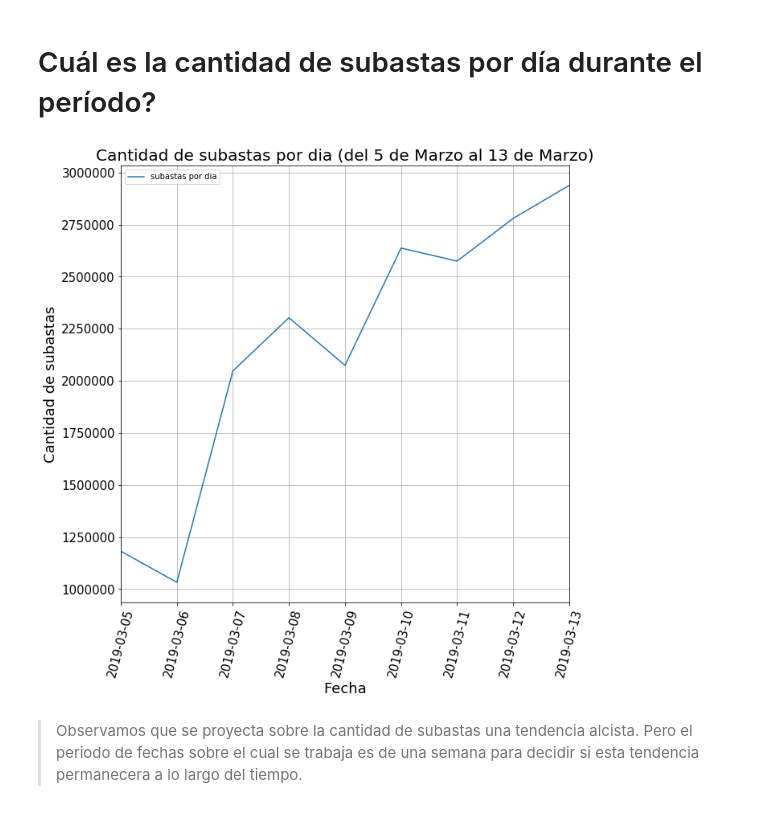
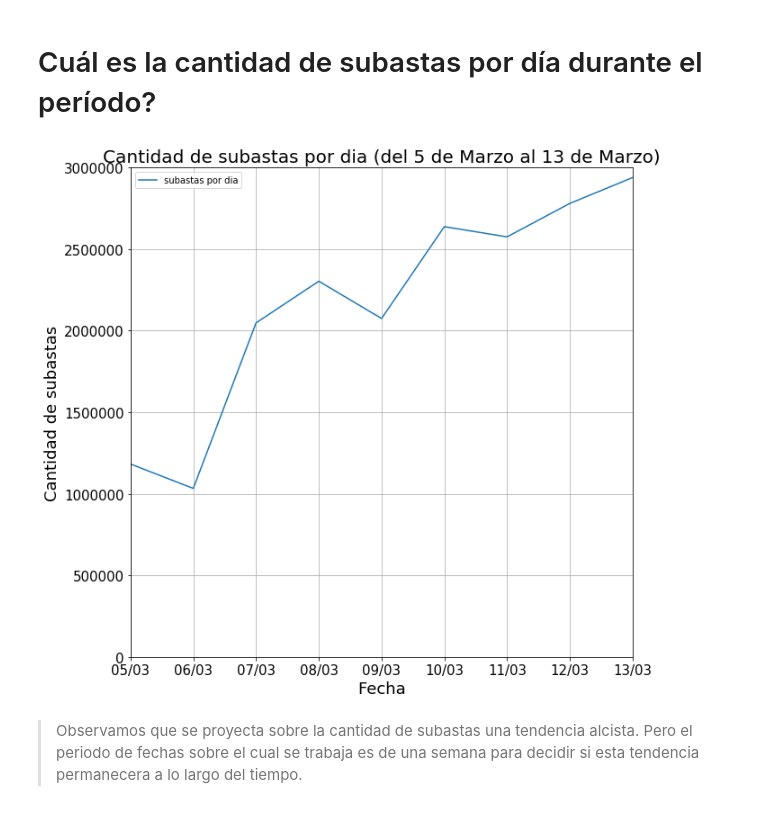
Before and after one commit to faristegui/tpdatos2019, a Jupyter notebook: notebooks/Auctions_Analisis_cesar.ipynb, the cells around one changed output. Drawn from its saved outputs; the diff is of its cells as text; code cells hidden in the pictures.

```diff
--- a/notebooks/Auctions_Analisis_cesar.ipynb
+++ b/notebooks/Auctions_Analisis_cesar.ipynb
@@ -165,7 +159,9 @@ memory usage: 1.7+ GB
 # %%
 dfAuctions["date"] = pd.to_datetime(dfAuctions["date"],format='%Y-%m-%d %H:%M:%S', utc=True)
 # %%
-dfAuctions["date_single"] = pd.to_datetime(dfAuctions["date"])
+#dfAuctions["date_single"] = pd.to_datetime(dfAuctions["date"])
+dfAuctions["month"] = dfAuctions["date"].dt.month
+dfAuctions["day"] = dfAuctions["date"].dt.day
 dfAuctions["hour"] = dfAuctions["date"].dt.hour
 dfAuctions["minute"] = dfAuctions["date"].dt.minute
 dfAuctions["second"] = dfAuctions["date"].dt.second
@@ -173,6 +169,8 @@ dfAuctions["date_single"] =dfAuctions["date"].dt.date
 dfAuctions["weekday"] = dfAuctions["date"].dt.weekday
 dfAuctions["weekday_name"] = dfAuctions["date"].dt.weekday_name
 dfAuctions['dayofyear'] = pd.to_datetime(dfAuctions["date_single"]).dt.dayofyear
+# %%
+dfAuctions["date_monthday"] = dfAuctions["date"].apply(lambda x: x.strftime('%d/%m'))
 # %%
 dfAuctions
 # %% [output]
@@ -223,5 +221,5 @@ dfAuctions.head(5)
 # %%
-dfAuctions_byDate = dfAuctions.groupby(['dayofyear','date_single'])['total'].count().to_frame()
+dfAuctions_byDate = dfAuctions.groupby(['dayofyear','date_monthday'])['total'].count().to_frame()
 dfAuctions_byDate
 # %% [output]
 |  |  | total |
@@ -252,5 +250,5 @@ dfAuctions_byDate
 # %%
-dfAuctions_byDate = dfAuctions_byDate.set_index('date_single')
+dfAuctions_byDate = dfAuctions_byDate.set_index('date_monthday')
 dfAuctions_byDate
 # %% [output]
 |  | dayofyear | total |
@@ -285,13 +283,14 @@ dfAuctions_byDate
 # %% [markdown]
 # Cuál es la cantidad de subastas por día durante el período?
 # %%
-dfAuctions_byDate.loc[:,'total_por_dia'].plot(rot=75,figsize=(10,10),fontsize=15,x_compat=True,grid=True)
+dfAuctions_byDate.loc[:,'total_por_dia'].plot(rot=0,figsize=(10,10),fontsize=15,x_compat=True,grid=True, ylim=(0, 3000000))
 plt.title('Cantidad de subastas por dia (del 5 de Marzo al 13 de Marzo)',fontsize=20);
 plt.ylabel('Cantidad de subastas',fontsize=18);
 plt.xlabel('Fecha',fontsize=18);
 plt.legend(['subastas por dia'], loc='upper left');
+plt.show()
 # %% [output]
-[figure, old version]
+[figure, new version]
 # %% [markdown]
 > Observamos que se proyecta sobre la cantidad de subastas una tendencia alcista. Pero el periodo de fechas sobre el cual se trabaja es de una semana para decidir si esta tendencia permanecera a lo largo del tiempo.
 # %% [markdown]
```
Also changed, not shown: parts of 26 cells of this notebook.
